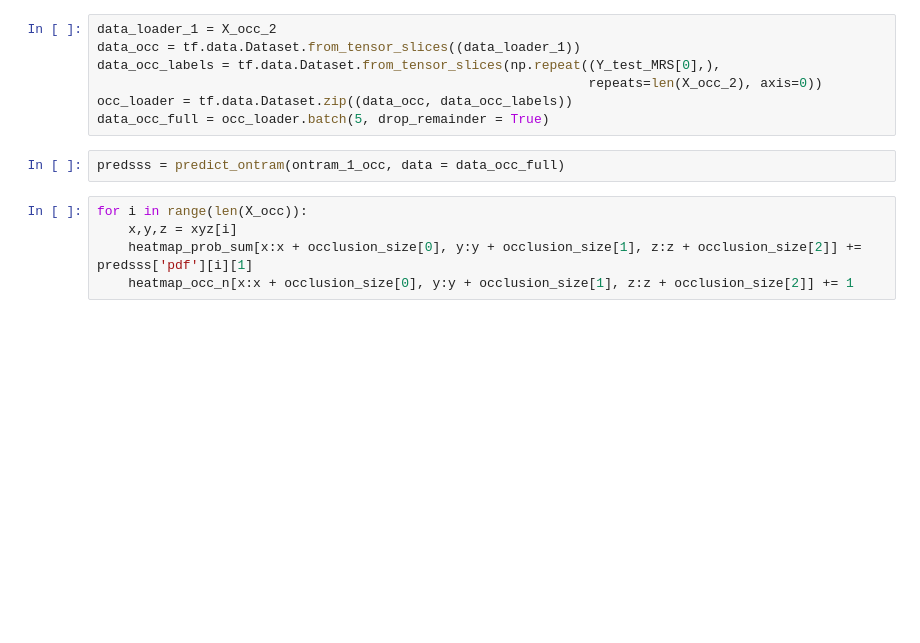
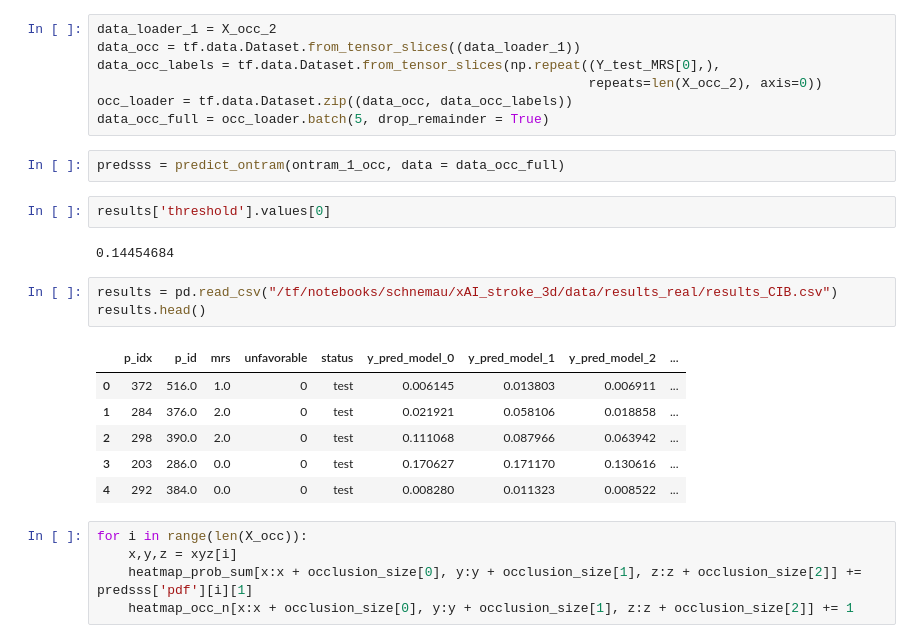
Before and after one commit to NorDar/explainable_AI, a Jupyter notebook: Paper_3_occ.ipynb, the cells around one changed output. Cells and saved outputs as stored; diff of their text form; blank space fills up the shorter version.

```diff
--- a/Paper_3_occ.ipynb
+++ b/Paper_3_occ.ipynb
@@ -160,6 +122,20 @@ occ_loader = tf.data.Dataset.zip((data_occ, data_occ_labels))
 data_occ_full = occ_loader.batch(5, drop_remainder = True)
 # %%
 predsss = predict_ontram(ontram_1_occ, data = data_occ_full)
+# %%
+results['threshold'].values[0]
+# %% [output]
+0.14454684
+# %%
+results = pd.read_csv("/tf/notebooks/schnemau/xAI_stroke_3d/data/results_real/results_CIB.csv")
+results.head()
+# %% [output]
+|  | p_idx | p_id | mrs | unfavorable | status | y_pred_model_0 | y_pred_model_1 | y_pred_model_2 | ... |
+| 0 | 372 | 516.0 | 1.0 | 0 | test | 0.006145 | 0.013803 | 0.006911 | ... |
+| 1 | 284 | 376.0 | 2.0 | 0 | test | 0.021921 | 0.058106 | 0.018858 | ... |
+| 2 | 298 | 390.0 | 2.0 | 0 | test | 0.111068 | 0.087966 | 0.063942 | ... |
+| 3 | 203 | 286.0 | 0.0 | 0 | test | 0.170627 | 0.171170 | 0.130616 | ... |
+| 4 | 292 | 384.0 | 0.0 | 0 | test | 0.008280 | 0.011323 | 0.008522 | ... |
 # %%
 for i in range(len(X_occ)):
     x,y,z = xyz[i]
```
Also changed, not shown: parts of 18 cells of this notebook, 11 other files.
